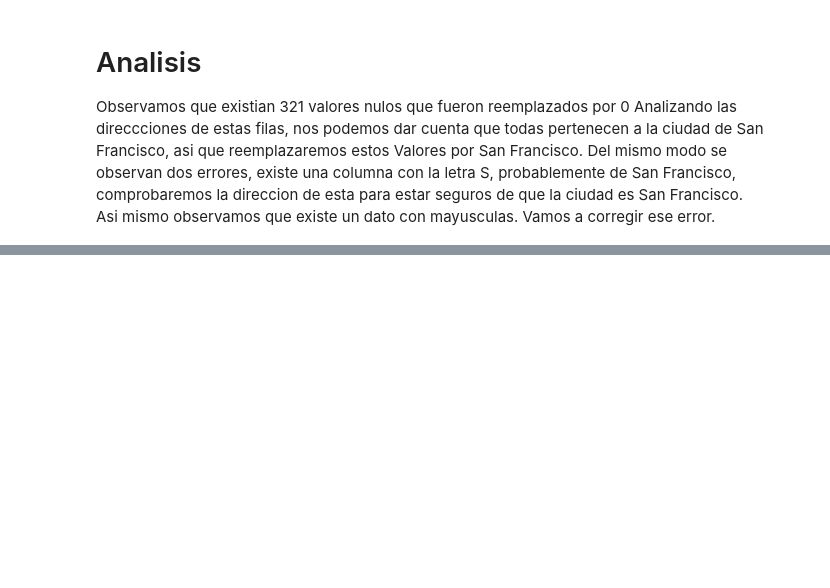
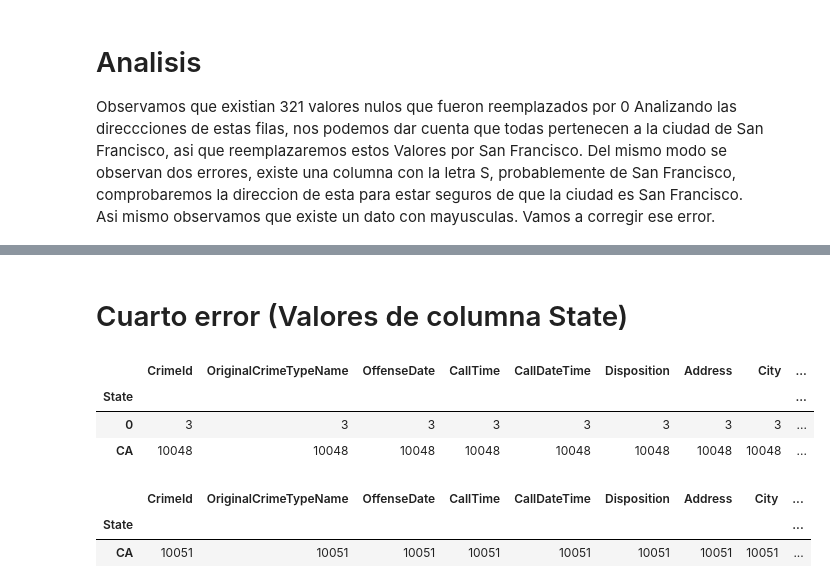
Before and after one commit to xagranda99/lab2U2, a Jupyter notebook: [NRC_6292]_XavierGranda_La2Unidad2.ipynb, the cells around one changed output, grey strips where cells are left out. Saved outputs shown, nothing was run; the diff lists cells and outputs as text; code cells hidden in the pictures; blank space fills up the shorter version.

```diff
--- a/[NRC_6292]_XavierGranda_La2Unidad2.ipynb
+++ b/[NRC_6292]_XavierGranda_La2Unidad2.ipynb
@@ -183,3 +170,16 @@ State                    3
 AgencyId                 0
 AddressType              0
 dtype: int64
+# %% [markdown]
+# Cuarto error (Valores de columna State)
+# %%
+'''Se verifica la columna state para analizar los valores nulos.
+Como se observa existen 3 valores que no tienen valor de estado,
+asi que corregiremos este error reemplazando este valor por el estado
+correspondiente que es CA.'''
+df.groupby('State').count()
+# %% [output]
+|  | CrimeId | OriginalCrimeTypeName | OffenseDate | CallTime | CallDateTime | Disposition | Address | City | ... |
+| State |  |  |  |  |  |  |  |  | ... |
+| 0 | 3 | 3 | 3 | 3 | 3 | 3 | 3 | 3 | ... |
+| CA | 10048 | 10048 | 10048 | 10048 | 10048 | 10048 | 10048 | 10048 | ... |
@@ -185,0 +189,7 @@ dtype: int64
+# %%
+'''Verificar nuevamente'''
+df.groupby('State').count()
+# %% [output]
+|  | CrimeId | OriginalCrimeTypeName | OffenseDate | CallTime | CallDateTime | Disposition | Address | City | ... |
+| State |  |  |  |  |  |  |  |  | ... |
+| CA | 10051 | 10051 | 10051 | 10051 | 10051 | 10051 | 10051 | 10051 | ... |
```
Also changed, not shown: parts of 8 cells of this notebook.
